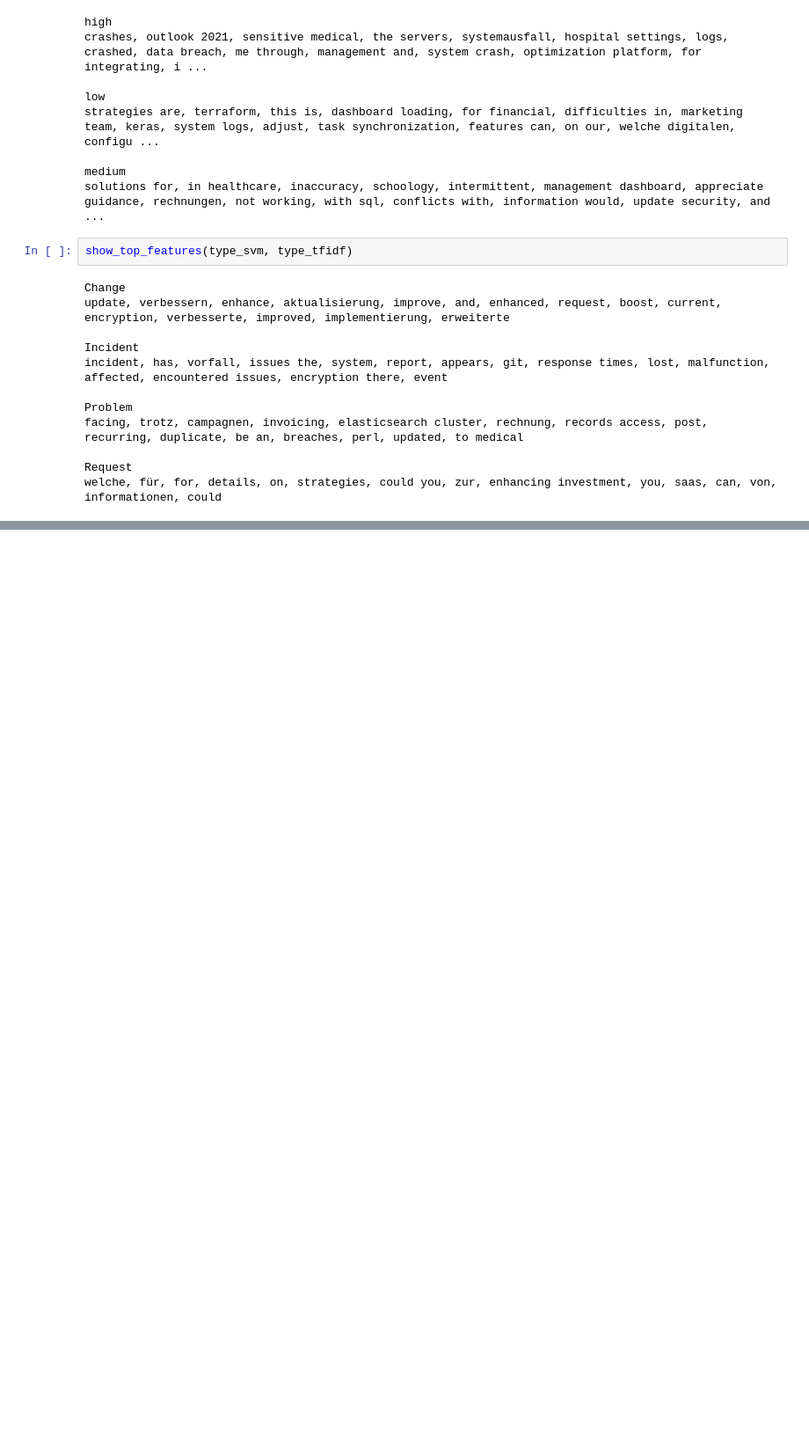
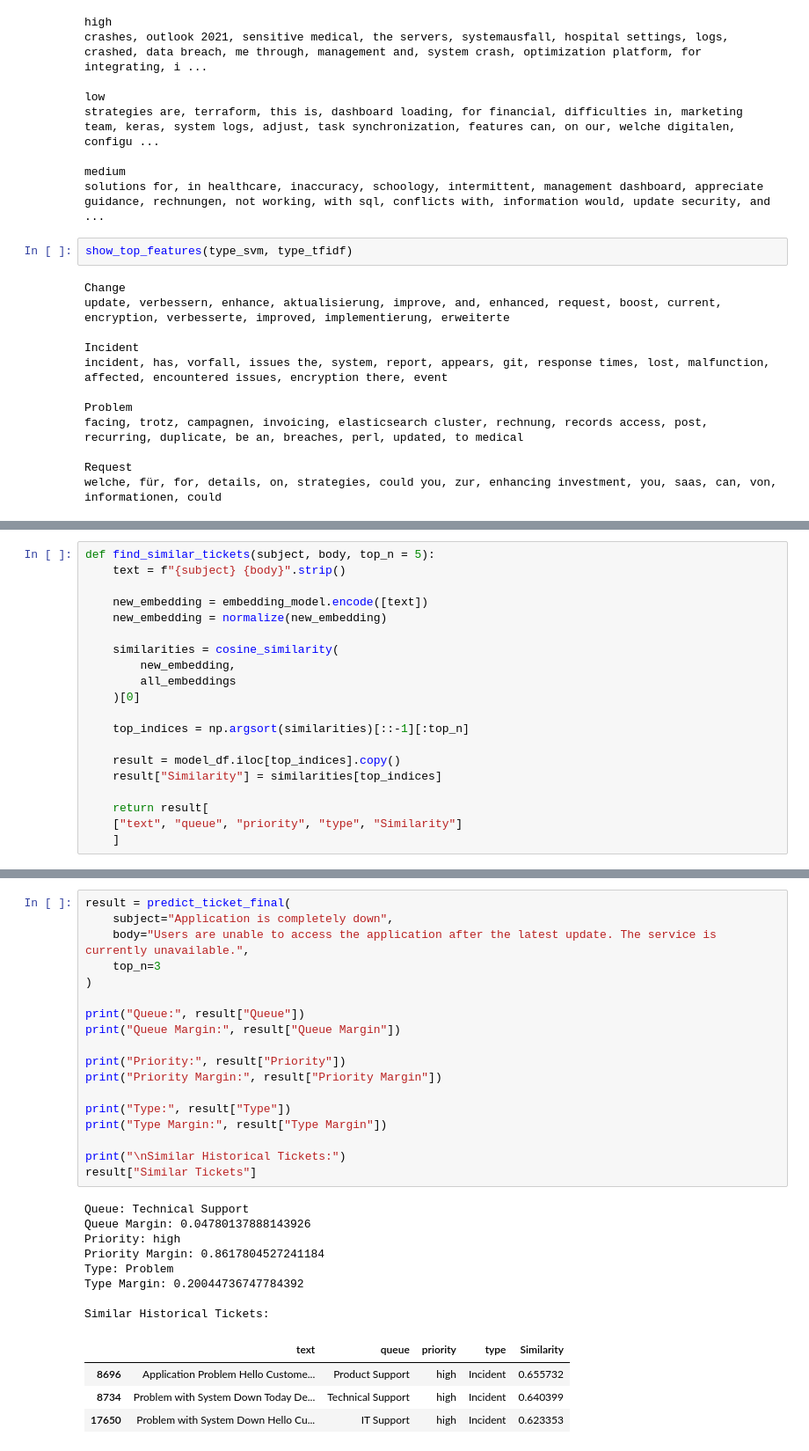
Before and after one commit to vijay12918/AI-ITSM-Classification, a Jupyter notebook: notebook.ipynb, the cells around one changed output, grey strips where cells are left out. Shown at 88% size. Drawn from its saved outputs; the diff is of its cells as text; blank space fills up the shorter version.

```diff
--- a/notebook.ipynb
+++ b/notebook.ipynb
@@ -1298,0 +1326,20 @@ welche, für, for, details, on, strategies, could you, zur, enhancing investment
+# %%
+def find_similar_tickets(subject, body, top_n = 5):
+    text = f"{subject} {body}".strip()
+
+    new_embedding = embedding_model.encode([text])
+    new_embedding = normalize(new_embedding)
+
+    similarities = cosine_similarity(
+        new_embedding,
+        all_embeddings
+    )[0]
+
+    top_indices = np.argsort(similarities)[::-1][:top_n]
+
+    result = model_df.iloc[top_indices].copy()
+    result["Similarity"] = similarities[top_indices]
+
+    return result[
+    ["text", "queue", "priority", "type", "Similarity"]
+    ]
@@ -1298,0 +1436,31 @@ welche, für, for, details, on, strategies, could you, zur, enhancing investment
+# %%
+result = predict_ticket_final(
+    subject="Application is completely down",
+    body="Users are unable to access the application after the latest update. The service is currently unavailable.",
+    top_n=3
+)
+
+print("Queue:", result["Queue"])
+print("Queue Margin:", result["Queue Margin"])
+
+print("Priority:", result["Priority"])
+print("Priority Margin:", result["Priority Margin"])
+
+print("Type:", result["Type"])
+print("Type Margin:", result["Type Margin"])
+
+print("\nSimilar Historical Tickets:")
+result["Similar Tickets"]
+# %% [output]
+Queue: Technical Support
+Queue Margin: 0.04780137888143926
+Priority: high
+Priority Margin: 0.8617804527241184
+Type: Problem
+Type Margin: 0.20044736747784392
+
+Similar Historical Tickets:
+|  | text | queue | priority | type | Similarity |
+| 8696 | Application Problem Hello Custome... | Product Support | high | Incident | 0.655732 |
+| 8734 | Problem with System Down Today De... | Technical Support | high | Incident | 0.640399 |
+| 17650 | Problem with System Down Hello Cu... | IT Support | high | Incident | 0.623353 |
```
Also changed, not shown: parts of 25 cells of this notebook.
